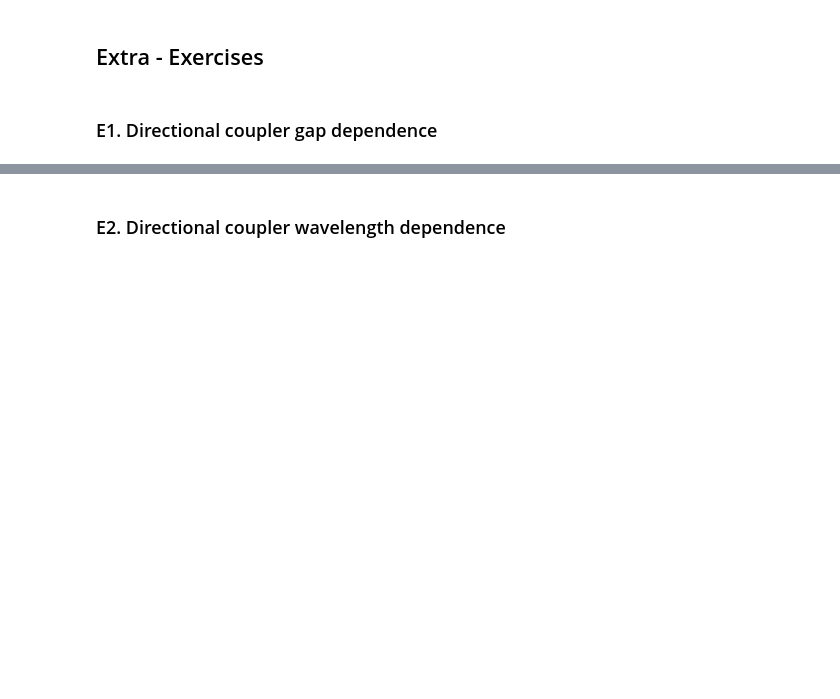
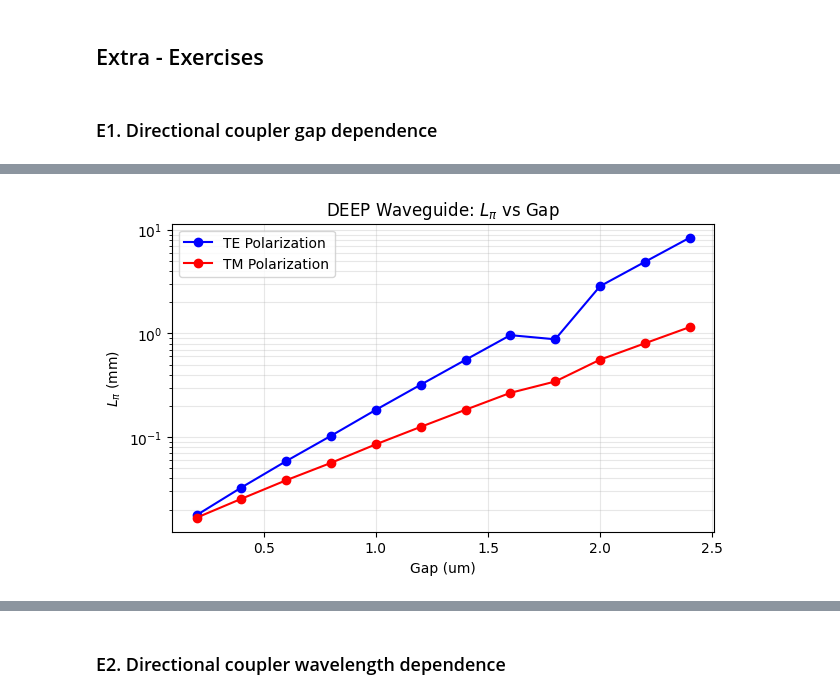
Before and after one commit to cdjuacor/cifoin-lab2, a Jupyter notebook: COUPLERS_Student.ipynb, the cells around one changed output, grey strips where cells are left out. Saved outputs shown, nothing was run; the diff lists cells and outputs as text; code cells hidden in the pictures; blank space fills up the shorter version.

```diff
--- a/COUPLERS_Student.ipynb
+++ b/COUPLERS_Student.ipynb
@@ -664,22 +663,51 @@ Repeat the design procedure explained for the 2x2 Coupler to design a 1x4 MMI Co
 # %% [markdown]
 ### E1. Directional coupler gap dependence
 # %%
-gap_to_simulate = 600 * nm # STUDENT. You can manually change the gap
+#gap_to_simulate = 600 * nm # STUDENT. You can manually change the gap
                             # or you can sweep the parameter using a Python for loop.
 
-deep_dcoupler_cs = gt.modes.WaveguideCoupler(
-    wavelength=wavelength, # Wavelength to simulate - Must be a vector
-    core_width=(1.0, 1.0), # Waveguide width
-    gap=gap_to_simulate,
-    slab_thickness=0 * nm, # For shallow waveguides - Set to 0 if its a deep-etched waveguide.
-    core_material='sin', #  Material of the waveguide
-    clad_material='sio2', # Surrounding material
-    core_thickness=300 * nm, # Waveguide height
-    num_modes=4, # Number of modes to find
-    cache_path='.cache/', # Important! In order to save simulation time, set your cache Path!
-    precision='double',
-    max_grid_scaling=1.5, # Parameters of the grid
-    grid_resolution=20 # Parameters of the grid
-)
+gaps_sweep_um = np.arange(0.2, 2.6, 0.2) # de 0.2 a 2.4, step 0.2
+l_pi_te_list_deep = []
+l_pi_tm_list_deep = []
+wavelength = 1.55
+
+for g_valor in gaps_sweep_um:
+
+    deep_dcoupler_cs = gt.modes.WaveguideCoupler(
+        wavelength=wavelength, # Wavelength to simulate - Must be a vector
+        core_width=(1.0, 1.0), # Waveguide width
+        gap=g_valor,
+        slab_thickness=0 * nm, # For shallow waveguides - Set to 0 if its a deep-etched waveguide.
+        core_material='sin', #  Material of the waveguide
+        clad_material='sio2', # Surrounding material
+        core_thickness=300 * nm, # Waveguide height
+        num_modes=4, # Number of modes to find
+        cache_path='.cache/', # Important! In order to save simulation time, set your cache Path!
+        precision='double',
+        max_grid_scaling=1.5, # Parameters of the grid
+        grid_resolution=20 # Parameters of the grid
+    )
+
+    neffs = deep_dcoupler_cs.n_eff.real
+
+    # Cálculo para TE (0, 1)
+    l_pi_te = (0.5 * wavelength / abs(neffs[0] - neffs[1])) / 1000 # convertir en mm
+    l_pi_te_list_deep.append(l_pi_te)
+
+    # Cálculo para TM (2, 3)
+    l_pi_tm = (0.5 * wavelength / abs(neffs[2] - neffs[3])) / 1000 # convertir en mm
+    l_pi_tm_list_deep.append(l_pi_tm)
+
 
 # STUDENT. Plot goes here
+plt.figure(figsize=(7, 4))
+plt.plot(gaps_sweep_um, l_pi_te_list_deep, 'bo-', label='TE Polarization')
+plt.plot(gaps_sweep_um, l_pi_tm_list_deep, 'ro-', label='TM Polarization')
+plt.yscale('log') # Escala logarítmica para ver el decaimiento exponencial
+plt.title('DEEP Waveguide: $L_{\pi}$ vs Gap')
+plt.xlabel('Gap (um)')
+plt.ylabel('$L_{\pi}$ (mm)')
+plt.grid(True, which="both", alpha=0.3)
+plt.legend()
+plt.show()
+# %% [output]
@@ -685,0 +726 @@ deep_dcoupler_cs = gt.modes.WaveguideCoupler(
+[figure, added]
```
Also changed, not shown: parts of 5 cells of this notebook.
